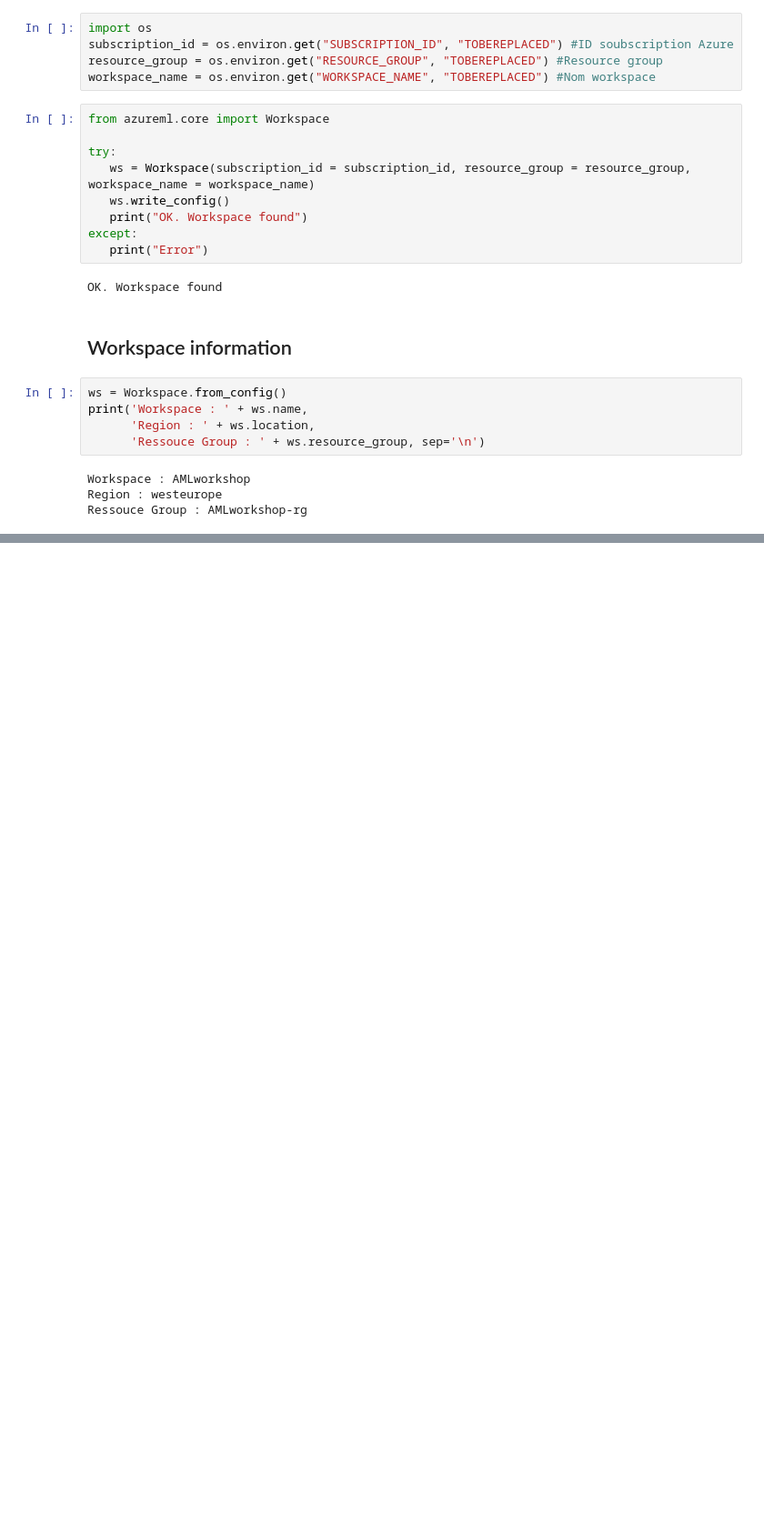
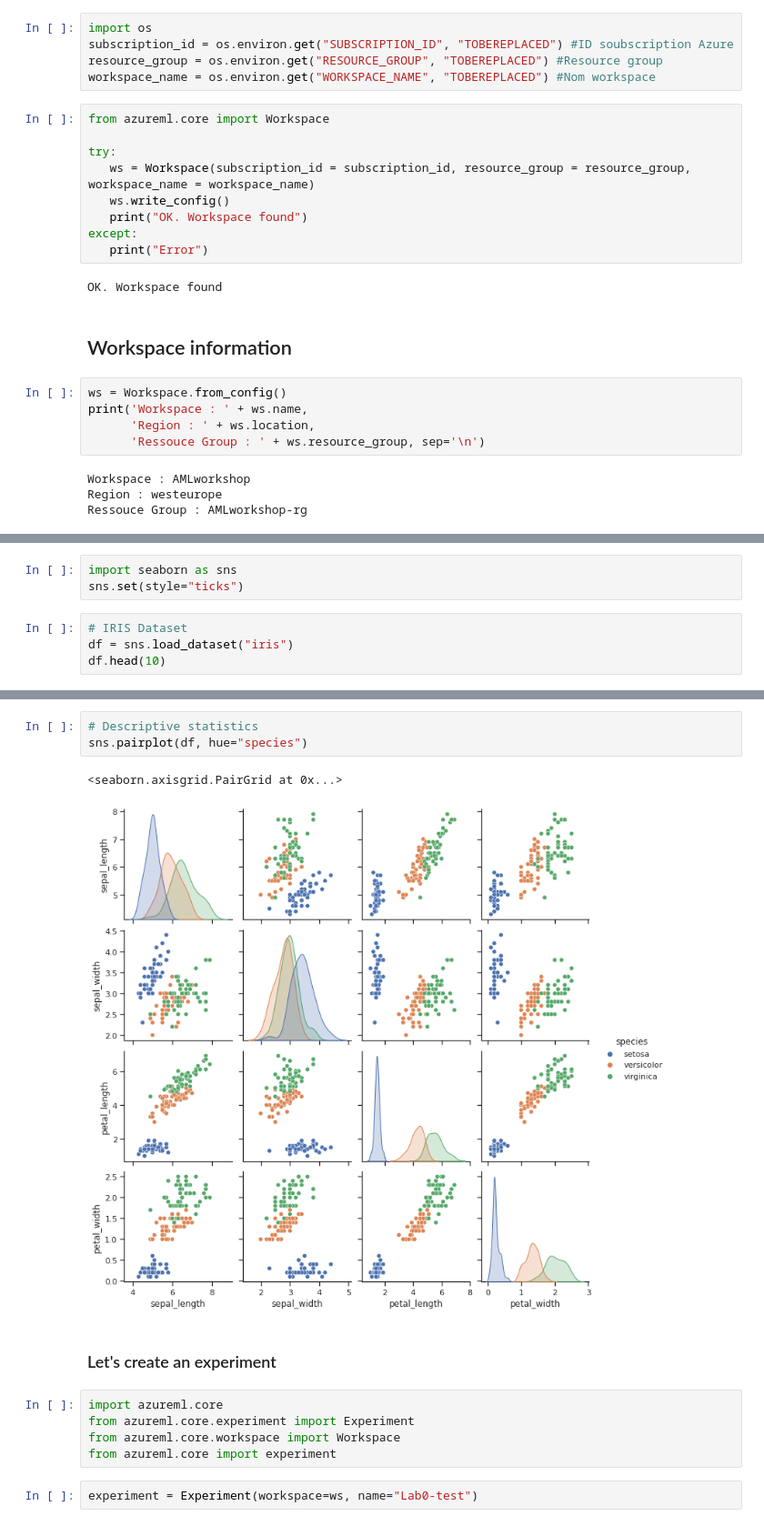
Before and after one commit to retkowsky/AMLlabs, a Jupyter notebook: Lab0 Settings.ipynb, the cells around one changed output, grey strips where cells are left out. Shown at 91% size. Saved outputs shown, nothing was run; the diff lists cells and outputs as text; blank space fills up the shorter version.

```diff
--- a/Lab0 Settings.ipynb
+++ b/Lab0 Settings.ipynb
@@ -106,0 +111,7 @@ Ressouce Group : AMLworkshop-rg
+# %%
+import seaborn as sns
+sns.set(style="ticks")
+# %%
+# IRIS Dataset
+df = sns.load_dataset("iris")
+df.head(10)
@@ -106,0 +161,15 @@ Ressouce Group : AMLworkshop-rg
+# %%
+# Descriptive statistics
+sns.pairplot(df, hue="species")
+# %% [output]
+<seaborn.axisgrid.PairGrid at 0x...>
+[figure, added]
+# %% [markdown]
+### Let's create an experiment
+# %%
+import azureml.core
+from azureml.core.experiment import Experiment
+from azureml.core.workspace import Workspace
+from azureml.core import experiment
+# %%
+experiment = Experiment(workspace=ws, name="Lab0-test")
```
Also changed, not shown: parts of 16 cells of this notebook.
